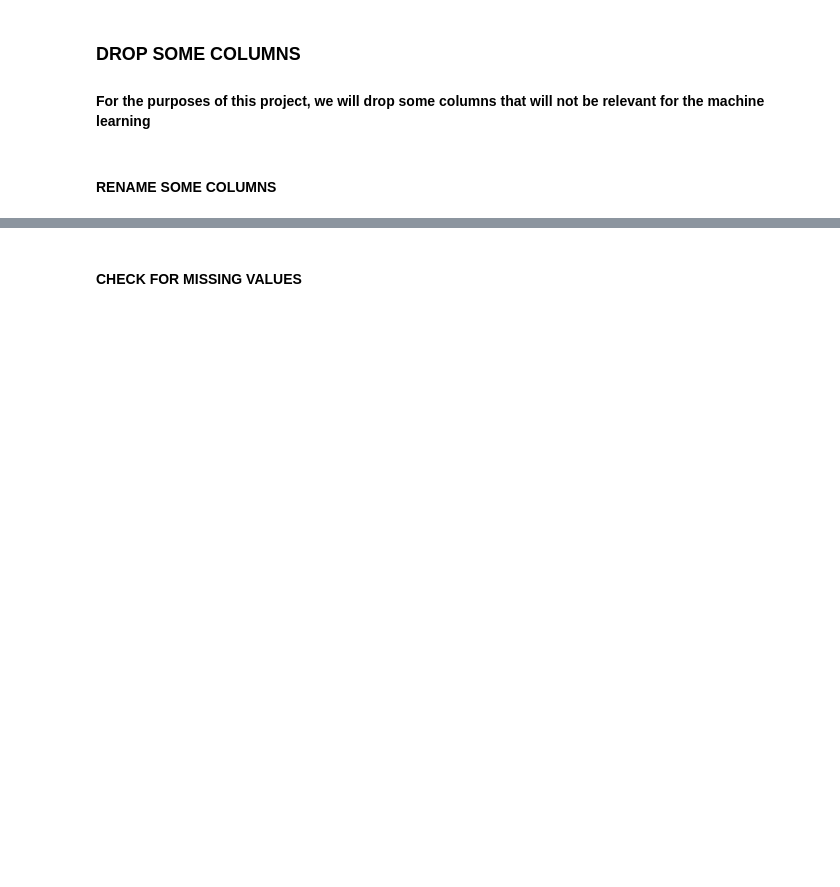
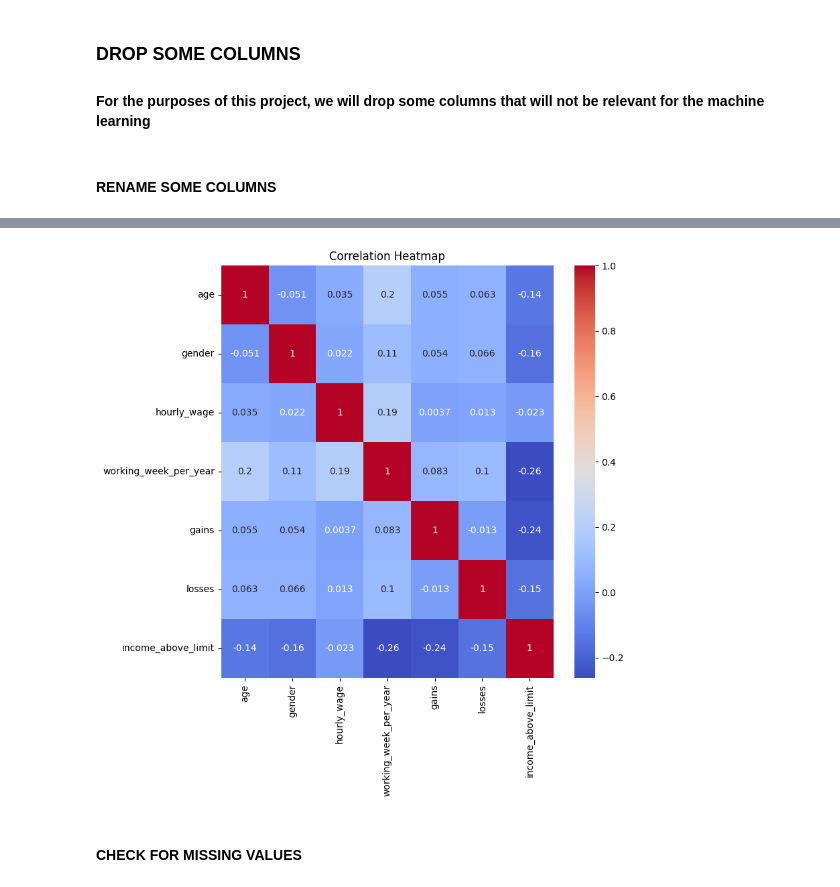
Before and after one commit to kwabenaboateng/AZUBI-CAPSTONE-PROJECT, a Jupyter notebook: Untitled.ipynb, the cells around one changed output, grey strips where cells are left out. Saved outputs shown, nothing was run; the diff lists cells and outputs as text; code cells hidden in the pictures; blank space fills up the shorter version.

```diff
--- a/Untitled.ipynb
+++ b/Untitled.ipynb
@@ -199,5 +391,18 @@ train_data.plot(kind = 'box', figsize=(10,5), layout=(3,2), );
 # %%
-sns.heatmap(train_data.corr(), annot=True);
+#sns.heatmap(train_df.corr(), annot=True);
+# Exclude non-numeric columns
+numeric_cols = train_data.select_dtypes(include=[np.number])
+
+# Calculate the correlation matrix
+correlation_matrix = numeric_cols.corr()
+
+# Create a heatmap
+plt.figure(figsize=(8, 8))
+sns.heatmap(correlation_matrix, annot=True, cmap='coolwarm')
+plt.title("Correlation Heatmap")
+plt.show();
+# %% [output]
+[figure, added]
 # %% [markdown]
 #### CHECK FOR MISSING VALUES
 # %%
```
Also changed, not shown: parts of 42 cells of this notebook.
